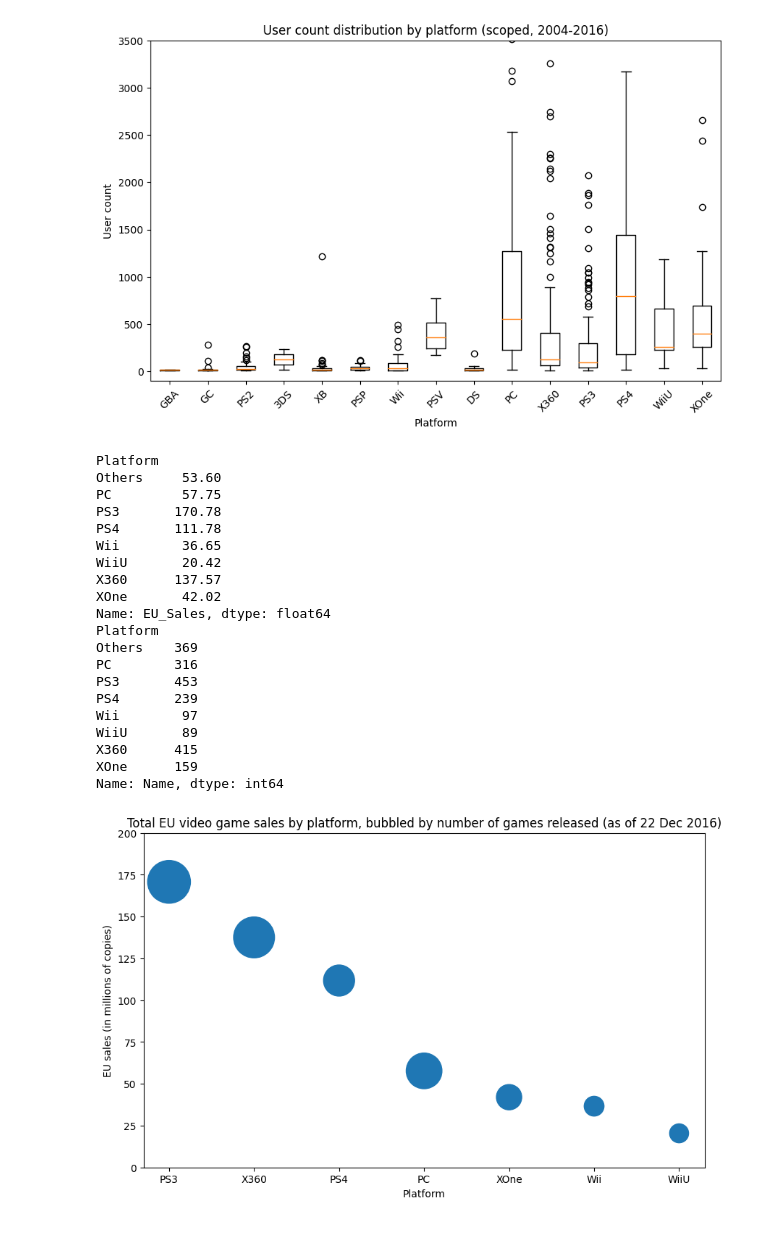
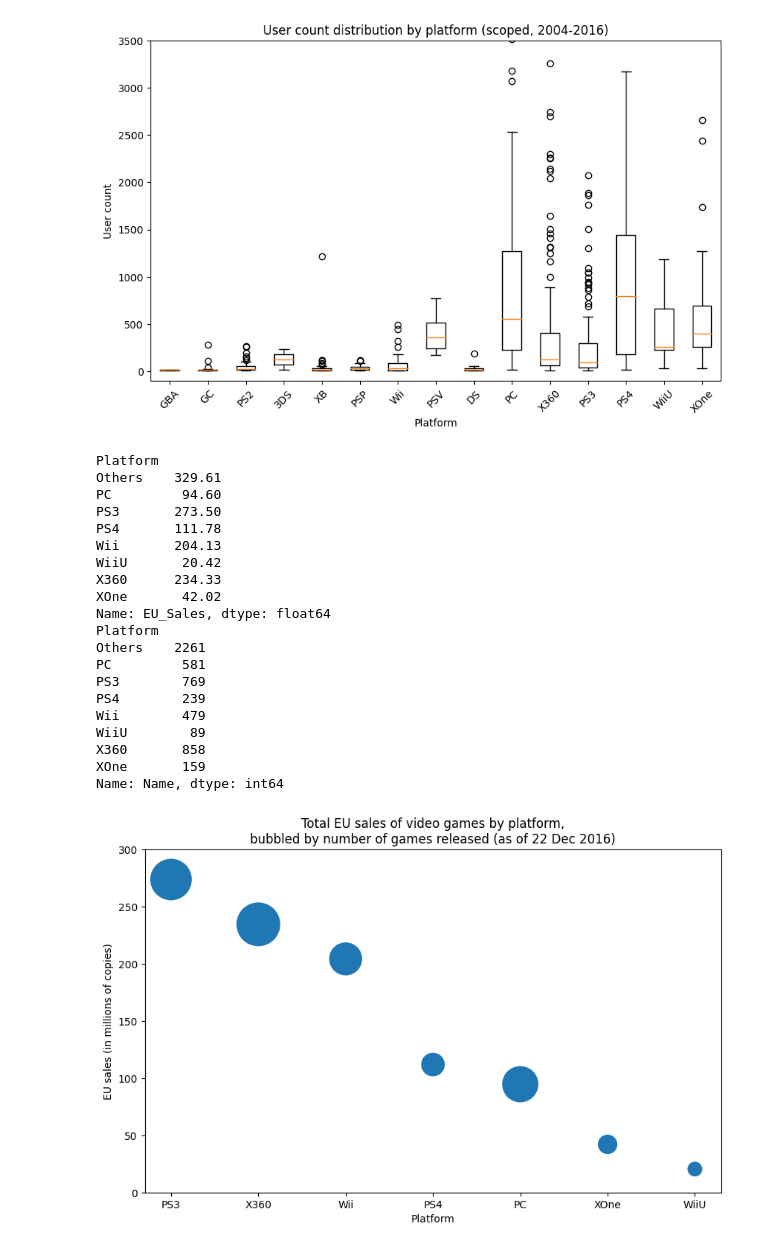
Before and after one commit to hansstanley/YongTauFoo, a Jupyter notebook: notebooks/sales_rush_kirubi.ipynb, the cells around one changed output. Cells and saved outputs as stored; diff of their text form; code cells hidden in the pictures.

```diff
--- a/notebooks/sales_rush_kirubi.ipynb
+++ b/notebooks/sales_rush_kirubi.ipynb
@@ -453,48 +453,56 @@ plt.title('User count distribution by platform (scoped, 2004-2016)')
 plt.show()
 # %% [output]
 [figure]
+# %%
+data_platform_collapsed_2 = data_2004_2016.copy(deep=True)
+data_platform_collapsed_2.loc[data_2004_2016['Platform'] == 'PS2', 'Platform'] = 'Others'
+data_platform_collapsed_2.loc[data_2004_2016['Platform'] == 'PSP', 'Platform'] = 'Others'
+data_platform_collapsed_2.loc[data_2004_2016['Platform'] == 'PSV', 'Platform'] = 'Others'
+data_platform_collapsed_2.loc[data_2004_2016['Platform'] == 'DS', 'Platform'] = 'Others'
+data_platform_collapsed_2.loc[data_2004_2016['Platform'] == '3DS', 'Platform'] = 'Others'
+data_platform_collapsed_2.loc[data_2004_2016['Platform'] == 'GBA', 'Platform'] = 'Others'
+data_platform_collapsed_2.loc[data_2004_2016['Platform'] == 'GC', 'Platform'] = 'Others'
+data_platform_collapsed_2.loc[data_2004_2016['Platform'] == 'XB', 'Platform'] = 'Others'
 # %%
-data_platform_collapsed_2 = data_platform_collapsed.copy(deep=True)
-data_platform_collapsed_2.loc[data_platform_collapsed_2['Platform'] == '3DS', 'Platform'] = 'Others'
 data_eu_sales_by_platform = data_platform_collapsed_2.groupby('Platform')['EU_Sales'].sum()
 data_count_by_platform = data_platform_collapsed_2.groupby('Platform')['Name'].count()
 print(data_eu_sales_by_platform)
 print(data_count_by_platform)
 # %% [output]
 Platform
-Others     53.60
-PC         57.75
-PS3       170.78
+Others    329.61
+PC         94.60
+PS3       273.50
 PS4       111.78
-Wii        36.65
+Wii       204.13
 WiiU       20.42
-X360      137.57
+X360      234.33
 XOne       42.02
 Name: EU_Sales, dtype: float64
 Platform
-Others    369
-PC        316
-PS3       453
-PS4       239
-Wii        97
-WiiU       89
-X360      415
-XOne      159
+Others    2261
+PC         581
+PS3        769
+PS4        239
+Wii        479
+WiiU        89
+X360       858
+XOne       159
 Name: Name, dtype: int64
 # %%
-chosen_platforms = ['PS3', 'X360', 'PS4', 'PC', 'XOne', 'Wii', 'WiiU']
+chosen_platforms = ['PS3', 'X360', 'Wii', 'PS4', 'PC', 'XOne', 'WiiU']
 
 plt.figure(figsize=figure_size)
 plt.scatter(chosen_platforms, [data_eu_sales_by_platform[p] for p in chosen_platforms],
-            [data_count_by_platform[p] * 4 for p in chosen_platforms])
+            s=[data_count_by_platform[p] * 2 for p in chosen_platforms])
 
 plt.xlabel('Platform')
-plt.ylim(0, 200)
+plt.ylim(0, 300)
 plt.ylabel('EU sales (in millions of copies)')
-plt.title('Total EU video game sales by platform, bubbled by number of games released (as of 22 Dec 2016)')
+plt.title('Total EU sales of video games by platform,\nbubbled by number of games released (as of 22 Dec 2016)')
 plt.show()
 # %% [output]
-[figure, old version]
+[figure, new version]
 # %%
 data_platform_collapsed_shooter = data_platform_collapsed_2[data_platform_collapsed_2['Genre'] == 'Shooter']
 data_eu_sales_by_platform_shooter = data_platform_collapsed_shooter.groupby('Platform')['EU_Sales'].sum()
```
Also changed, not shown: parts of 3 cells of this notebook, 2 other files.
